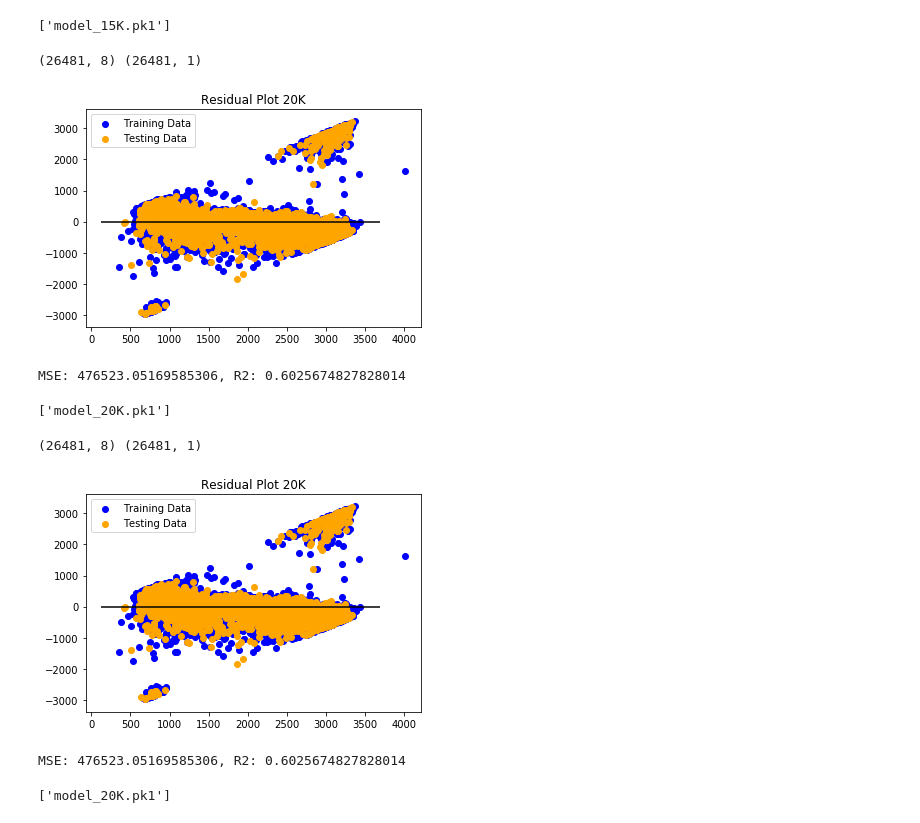
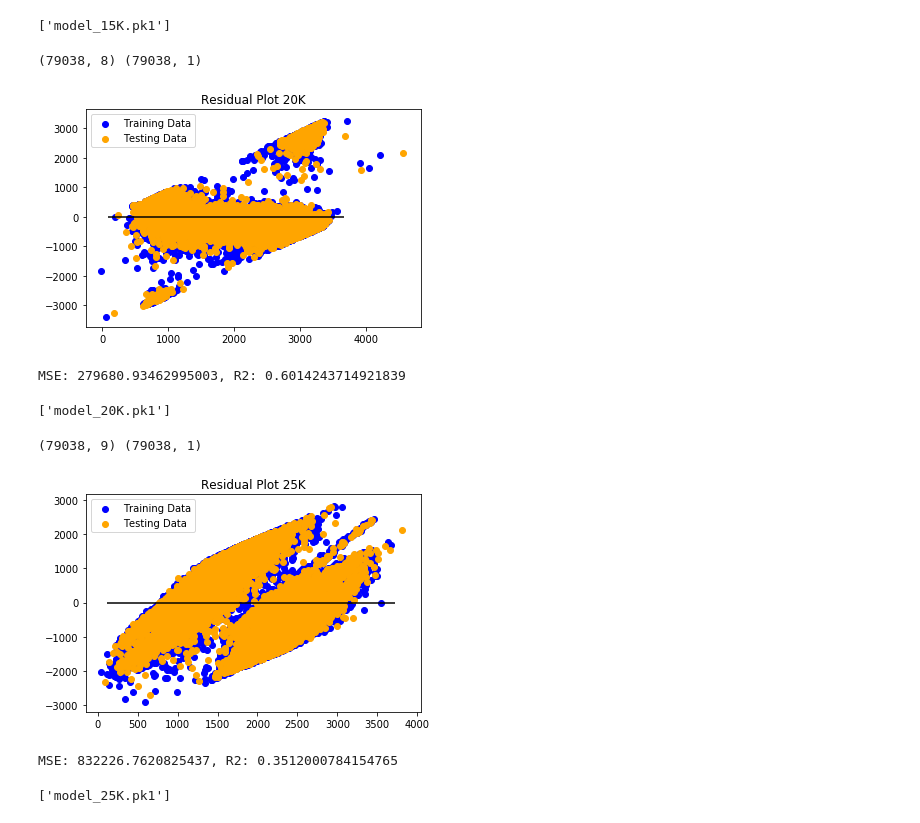
Before and after one commit to amcm29/MachineLearning_Marathon, a Jupyter notebook: boston_model.ipynb, the cells around one changed output. Cells and saved outputs as stored; diff of their text form; code cells hidden in the pictures.

Commit message:
loading 3 years boston data

```diff
--- a/boston_model.ipynb
+++ b/boston_model.ipynb
@@ -17,8 +17,8 @@ import sys
 # %% [markdown]
 ### Read the csv file into a pandas DataFrame
 # %%
-boston2016 = pd.read_csv('marathon/boston_marathon_results_2016.csv')
-#boston2016.head()
-#boston2016.shape
-boston2016.columns
+boston = pd.read_csv('marathon/Boston_Marathon_2015_to_2017.csv')
+#boston.head()
+#boston.shape
+boston.columns
 # %% [output]
@@ -31,11 +32,11 @@ Index(['Bib', 'Name', 'Age', 'M/F', 'City', 'State', 'Country', 'Citizen',
 # %%
 # convert male/female to 0/1s
 
-boston2016_mf=pd.get_dummies(boston2016['M/F'])
+boston_mf=pd.get_dummies(boston['M/F'])
 
 # join the two dataframes
 
-boston2016_join=pd.concat([boston2016, boston2016_mf], axis=1)
+boston_join=pd.concat([boston, boston_mf], axis=1)
 
-boston2016_join.head()
+boston_join.head()
 # %% [output]
@@ -428,8 +429,8 @@ joblib.dump(model_15K, 'model_15K.pk1')
 # Re-run the model with the Bib numbers as a feature and for the 5K, 10K and 15K split times to predict 20K time
 
 ### set up data for modeling
-X_20K = boston2016_clean[['Bib', 'Age','Official Time Duration', 'F', 'M', '5K Duration', '10K Duration', '15K Duration']]
-y_20K = boston2016_clean['20K Duration'].values.reshape(-1, 1)
+X_20K = boston_clean[['Bib', 'Age','Official Time Duration', 'F', 'M', '5K Duration', '10K Duration', '15K Duration']]
+y_20K = boston_clean['20K Duration'].values.reshape(-1, 1)
 print(X_20K.shape, y_20K.shape)
 
 # split the data into test and train subsets
@@ -458,20 +459,20 @@ plt.hlines(y=0, xmin=y_test_20K.min(), xmax=y_test_20K.max())
 plt.title("Residual Plot 20K")
 plt.show()
 # %% [output]
-(26481, 8) (26481, 1)
+(79038, 8) (79038, 1)
-[figure, old version]
+[figure, new version]
 # %%
 # Used X_test, y_test, and model.predict(X_test) to calculate MSE and R2
 
 from sklearn.metrics import mean_squared_error
 
-MSE = mean_squared_error(y_test_15K, predictions_15K)
+MSE = mean_squared_error(y_test_20K, predictions_20K)
 r2 = model_20K.score(X_test_20K, y_test_20K)
 
 
 print(f"MSE: {MSE}, R2: {r2}")
 # %% [output]
-MSE: 476523.05169585306, R2: 0.6025674827828014
+MSE: 279680.93462995003, R2: 0.6014243714921839
 # %%
 # Save the model as pickle file
 
@@ -482,59 +483,59 @@ joblib.dump(model_20K, 'model_20K.pk1')
 # %% [output]
 ['model_20K.pk1']
 # %%
-# Re-run the model with the Bib numbers as a feature and for the 5K, 10K and 15K split times to predict 20K time
+# Re-run the model with the Bib numbers as a feature and for the 5K, 10K 15K and 20K split times to predict 25K time
 
 ### set up data for modeling
-X_20K = boston2016_clean[['Bib', 'Age','Official Time Duration', 'F', 'M', '5K Duration', '10K Duration', '15K Duration']]
-y_20K = boston2016_clean['20K Duration'].values.reshape(-1, 1)
-print(X_20K.shape, y_20K.shape)
+X_25K = boston_clean[['Bib', 'Age','Official Time Duration', 'F', 'M', '5K Duration', '10K Duration', '15K Duration', '20K Duration']]
+y_25K = boston_clean['25K Duration'].values.reshape(-1, 1)
+print(X_25K.shape, y_25K.shape)
 
 # split the data into test and train subsets
 
 from sklearn.model_selection import train_test_split
 
-X_train_20K, X_test_20K, y_train_20K, y_test_20K = train_test_split(X_20K, y_20K, random_state=29)
-# X_train_20K.head()
+X_train_25K, X_test_25K, y_train_25K, y_test_25K = train_test_split(X_25K, y_25K, random_state=29)
+# X_train_25K.head()
 
 # Create a linear regression model and fit it to the training data
 
 from sklearn.linear_model import LinearRegression
-model_20K = LinearRegression()
-model_20K.fit(X_train_20K, y_train_20K)
+model_25K = LinearRegression()
+model_25K.fit(X_train_25K, y_train_25K)
 
 # Make predictions
 
-predictions_20K = model_20K.predict(X_test_20K)
+predictions_25K = model_25K.predict(X_test_25K)
 
 # Plot the residuals
 
-plt.scatter(model_20K.predict(X_train_20K), model_20K.predict(X_train_20K) - y_train_20K, c="blue", label="Training Data")
-plt.scatter(model_20K.predict(X_test_20K), model_20K.predict(X_test_20K) - y_test_20K, c="orange", label="Testing Data")
+plt.scatter(model_25K.predict(X_train_25K), model_25K.predict(X_train_25K) - y_train_25K, c="blue", label="Training Data")
+plt.scatter(model_25K.predict(X_test_25K), model_25K.predict(X_test_25K) - y_test_25K, c="orange", label="Testing Data")
 plt.legend()
-plt.hlines(y=0, xmin=y_test_20K.min(), xmax=y_test_20K.max())
-plt.title("Residual Plot 20K")
+plt.hlines(y=0, xmin=y_test_25K.min(), xmax=y_test_25K.max())
+plt.title("Residual Plot 25K")
 plt.show()
 # %% [output]
-(26481, 8) (26481, 1)
+(79038, 9) (79038, 1)
-[figure, old version]
+[figure, new version]
 # %%
 # Used X_test, y_test, and model.predict(X_test) to calculate MSE and R2
 
 from sklearn.metrics import mean_squared_error
 
-MSE = mean_squared_error(y_test_15K, predictions_15K)
-r2 = model_20K.score(X_test_20K, y_test_20K)
+MSE = mean_squared_error(y_test_25K, predictions_25K)
+r2 = model_25K.score(X_test_25K, y_test_25K)
 
 
 print(f"MSE: {MSE}, R2: {r2}")
 # %% [output]
-MSE: 476523.05169585306, R2: 0.6025674827828014
+MSE: 832226.7620825437, R2: 0.3512000784154765
 # %%
 # Save the model as pickle file
 
 import pickle
 from sklearn.externals import joblib
 
-joblib.dump(model_20K, 'model_20K.pk1')
+joblib.dump(model_25K, 'model_25K.pk1')
 # %% [output]
-['model_20K.pk1']
+['model_25K.pk1']
```
Also changed, not shown: parts of 20 cells of this notebook, 6 other files.
